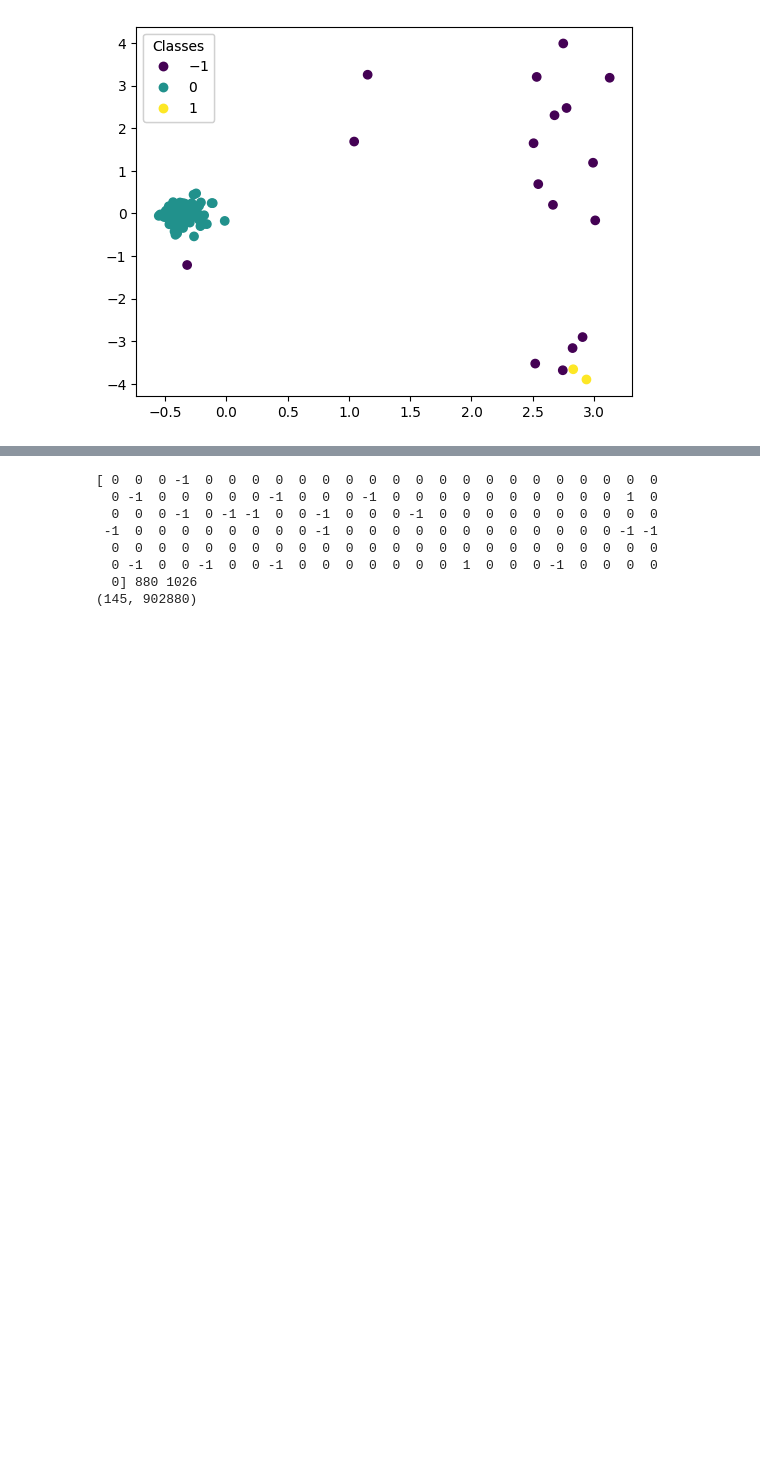
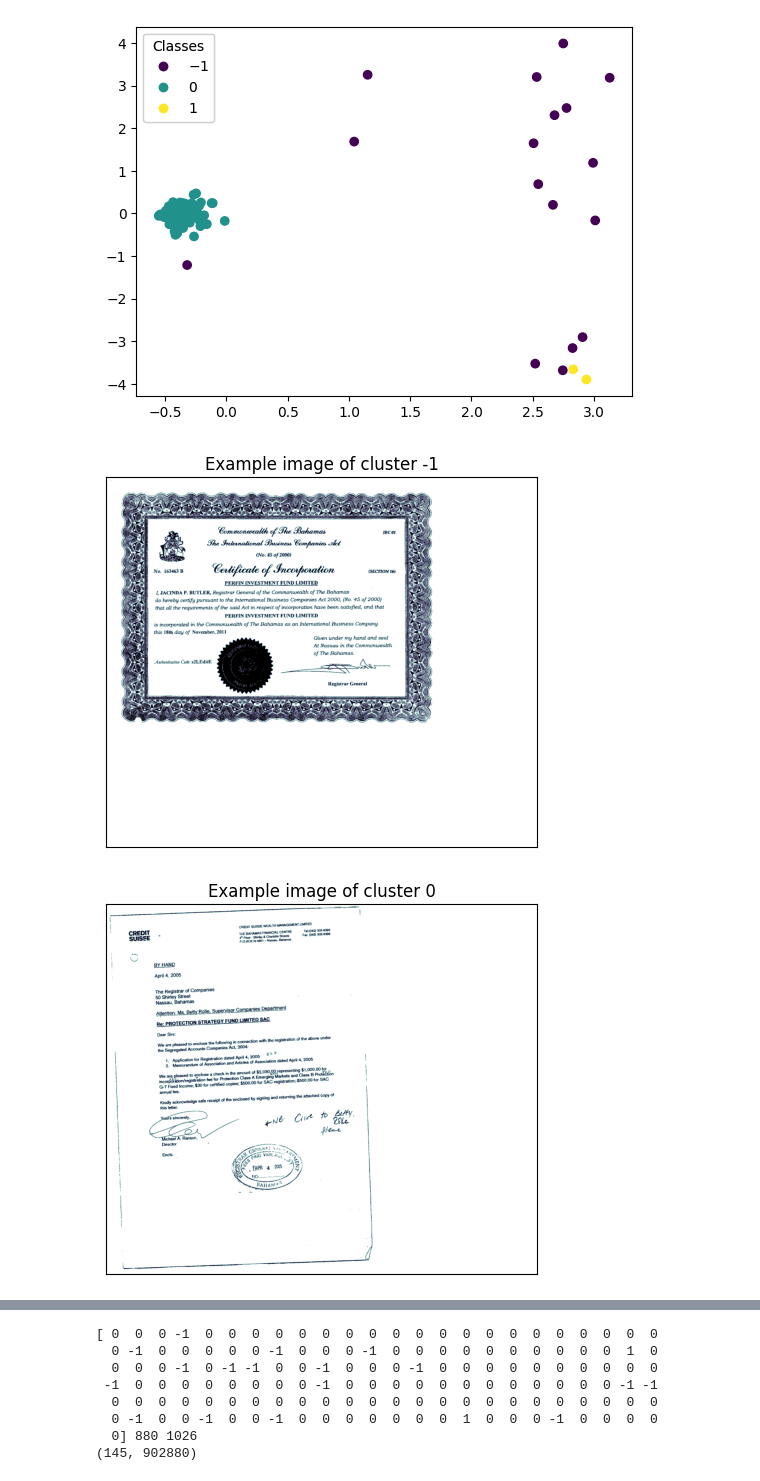
Before and after one commit to KlaraGtknst/topic-analysis-text-data, a Jupyter notebook: OPTICS.ipynb, the cells around one changed output, grey strips where cells are left out. Cells and saved outputs as stored; diff of their text form; code cells hidden in the pictures; blank space fills up the shorter version.

```diff
--- a/OPTICS.ipynb
+++ b/OPTICS.ipynb
@@ -143,2 +143,18 @@ display_PCA_res(transposed_img, reconstructed_img, X_test, save=True, sqr_n_c=pr
+# %%
+import random
+def display_example_images(documents, labels, max_w, max_h, save=False):
+    colors = ["g.", "r.", "b.", "y.", "c."]
+    for klass in range(-1, len(np.unique(labels)[1:])):
+        cluster_instances = documents[labels == klass]
+        if len(cluster_instances) == 0:
+            continue
+        doc = random.choice(cluster_instances)
+        plt.imshow(doc.reshape(max_w,max_h), cmap=plt.cm.bone)
+        plt.xticks([])
+        plt.yticks([])
+        plt.title(f'Example image of cluster {klass}')
+        if save:
+            plt.savefig(f'results/example_image_cluster_{klass}.pdf', format='pdf')
+        plt.show()
 # %% [markdown]
 OPTICS
@@ -161,3 +200,8 @@ def dispaly_OPTICS_clustering(trans_train, labels):
 dispaly_OPTICS_clustering(trans_train, labels)
 # %% [output]
 [figure]
+# %%
+display_example_images(X_train, labels, save=False, max_h=max_h, max_w=max_w)
+# %% [output]
+[figure, added]
+[figure, added]
```
Also changed, not shown: parts of 11 cells of this notebook, 8 other files.
